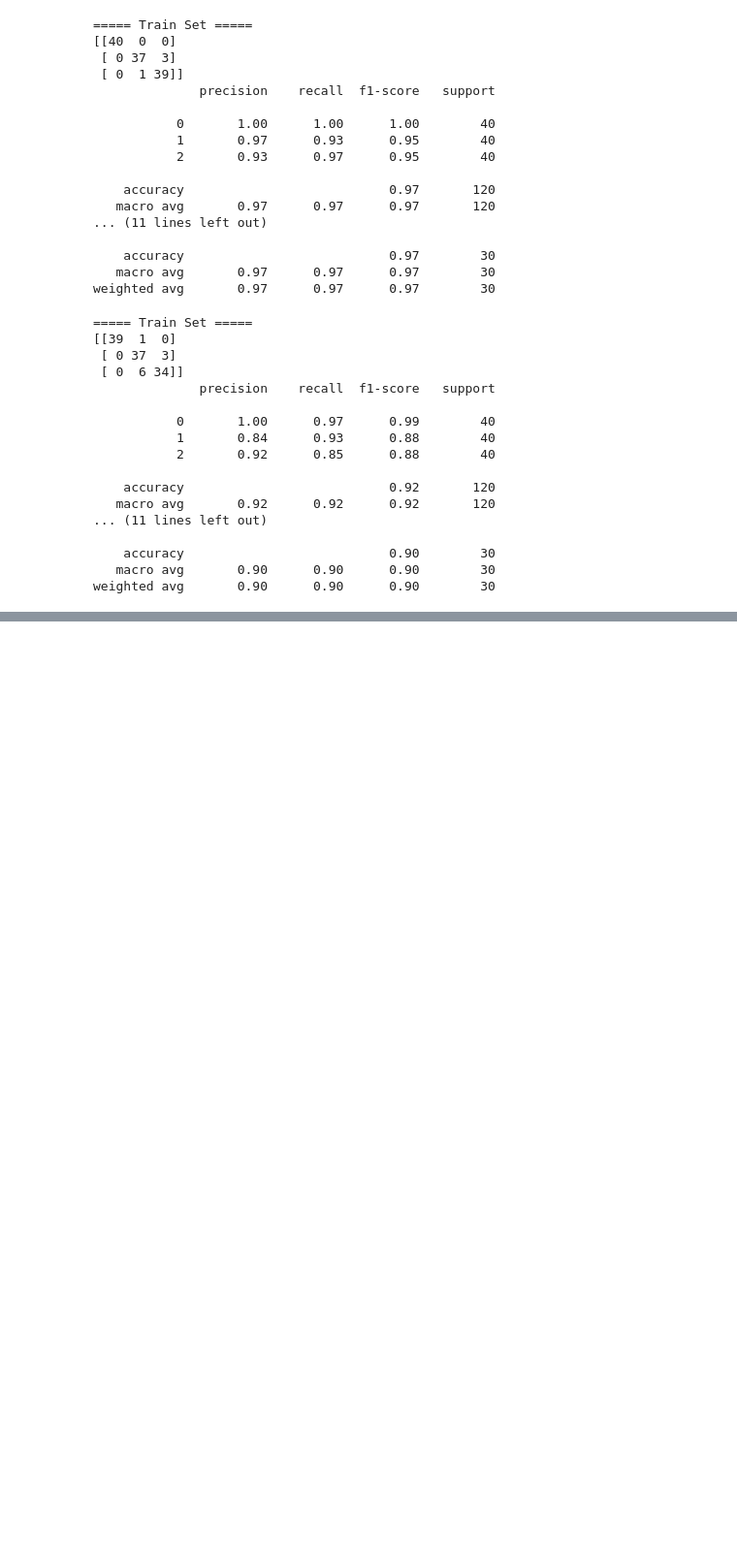
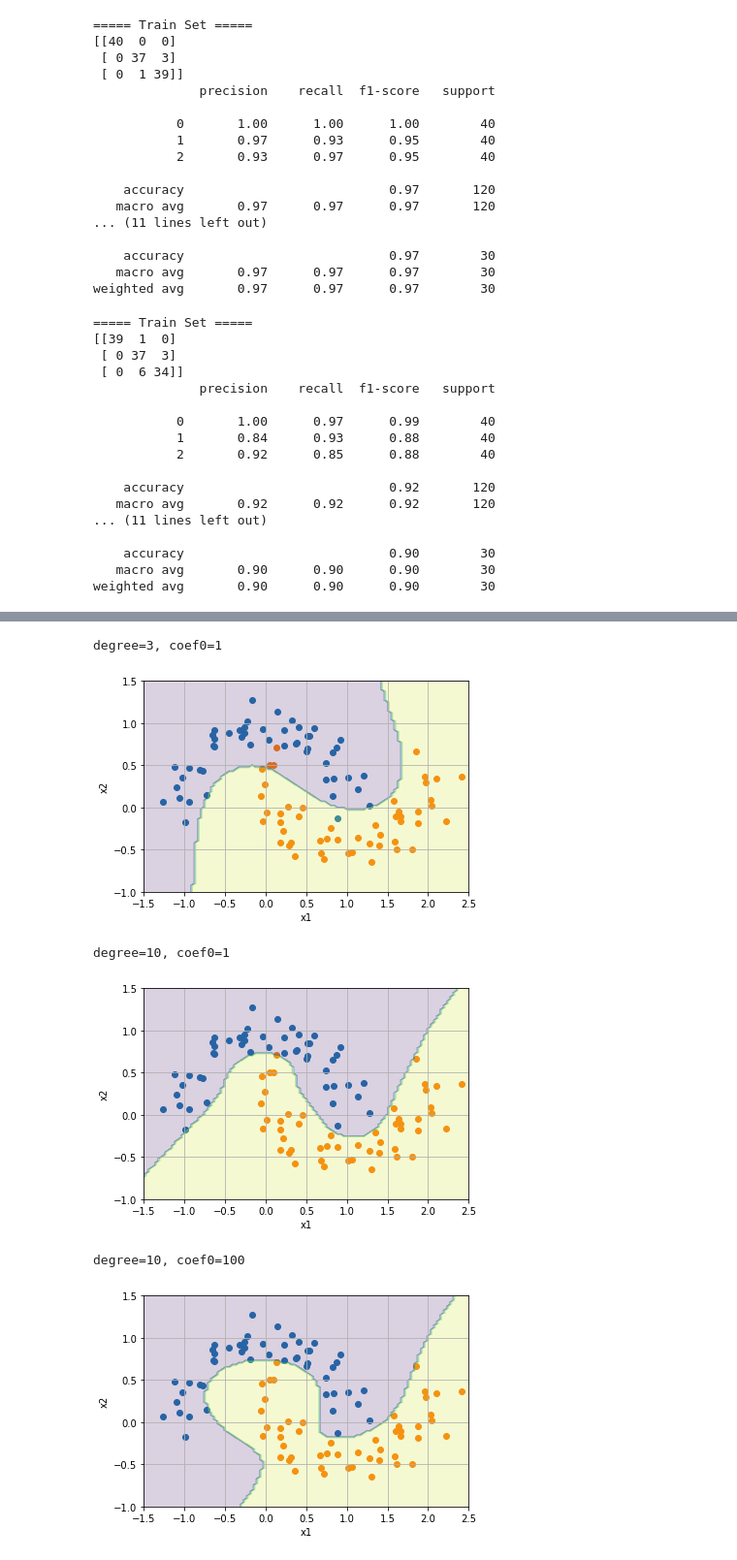
Before and after one commit to JakeOh/202007_itw_bd18, a Jupyter notebook: lab_ml/ml07_svm_classification.ipynb, the cells around one changed output, grey strips where cells are left out. Shown: that part at 97% size. Cells and saved outputs as stored; diff of their text form; code cells hidden in the pictures; blank space fills up the shorter version.

```diff
--- a/lab_ml/ml07_svm_classification.ipynb
+++ b/lab_ml/ml07_svm_classification.ipynb
@@ -215,0 +320,20 @@ weighted avg       0.90      0.90      0.90        30
+# %%
+# SVC에서 (degree, coef0) 조합 실험: (3, 1), (10, 1), (10, 100)
+degrees_coef0s = [(3, 1), (10, 1), (10, 100)]
+for deg, coef in degrees_coef0s:
+    print(f'degree={deg}, coef0={coef}')
+    clf = Pipeline([
+            ('scaler', StandardScaler()),
+            ('clf', SVC(kernel='poly', degree=deg, coef0=coef, random_state=42))
+    ])
+    clf.fit(X, y)
+    plot_datasets(X, y)
+    plot_predictions(clf)
+    plt.show()
+# %% [output]
+degree=3, coef0=1
+[figure, added]
+degree=10, coef0=1
+[figure, added]
+degree=10, coef0=100
+[figure, added]
```
Also changed, not shown: parts of 14 cells of this notebook.
